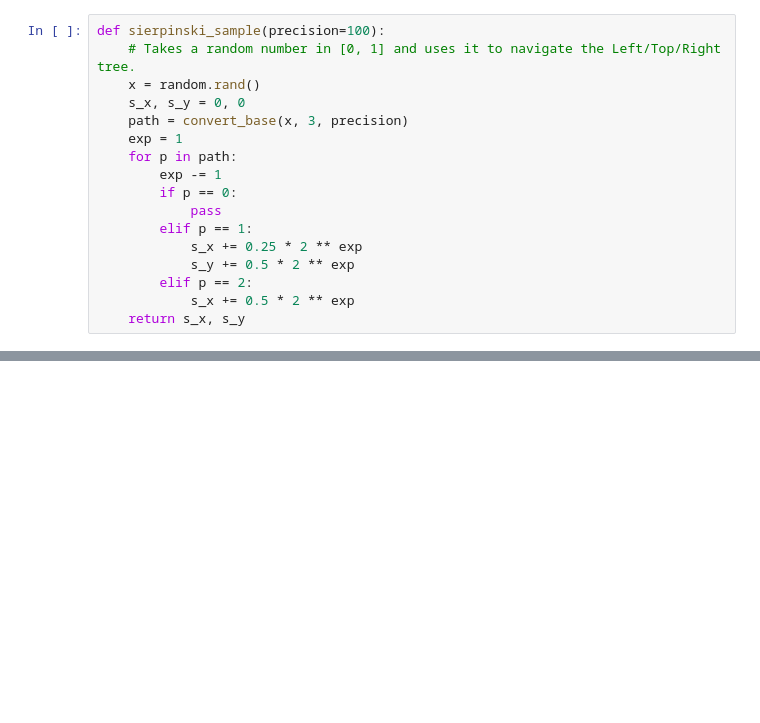
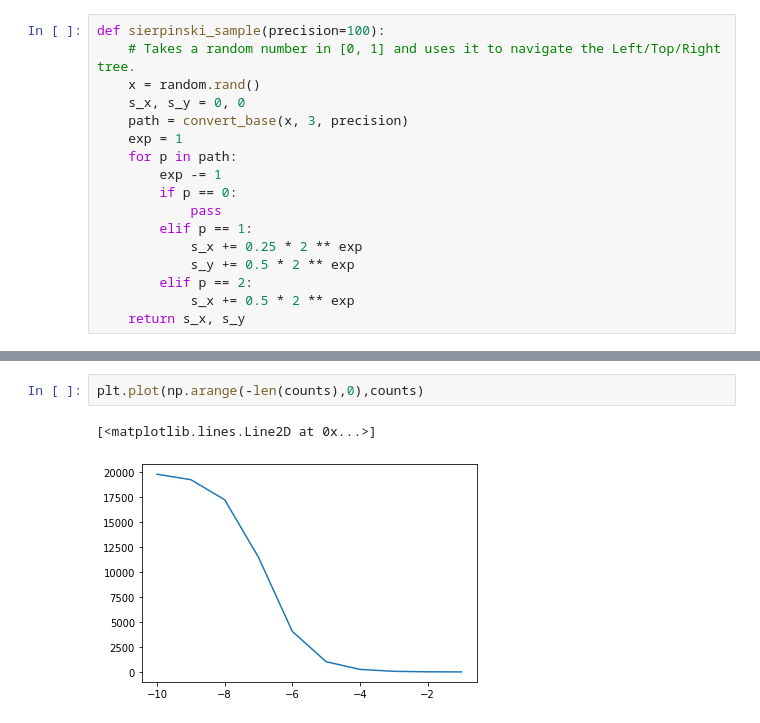
Before and after one commit to StellaAthena/fractal-ml, a Jupyter notebook: notebooks/Dimensions.ipynb, the cells around one changed output, grey strips where cells are left out. Drawn from its saved outputs; the diff is of its cells as text; blank space fills up the shorter version.

```diff
--- a/notebooks/Dimensions.ipynb
+++ b/notebooks/Dimensions.ipynb
@@ -76,3 +95,8 @@ y =  -0.32081631945404243 x +  1.0366702998842479
+# %%
+plt.plot(np.arange(-len(counts),0),counts)
+# %% [output]
+[<matplotlib.lines.Line2D at 0x...>]
+[figure, added]
 # %%
 counts
 # %% [output]
```
Also changed, not shown: parts of 6 cells of this notebook, 6 other files.
